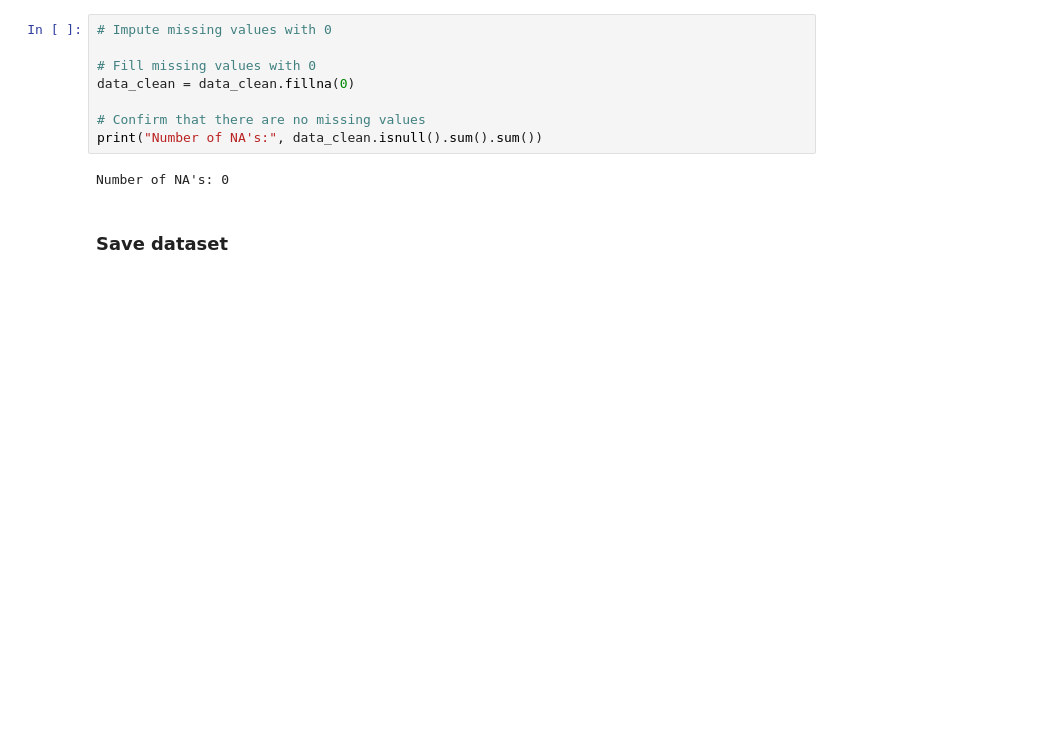
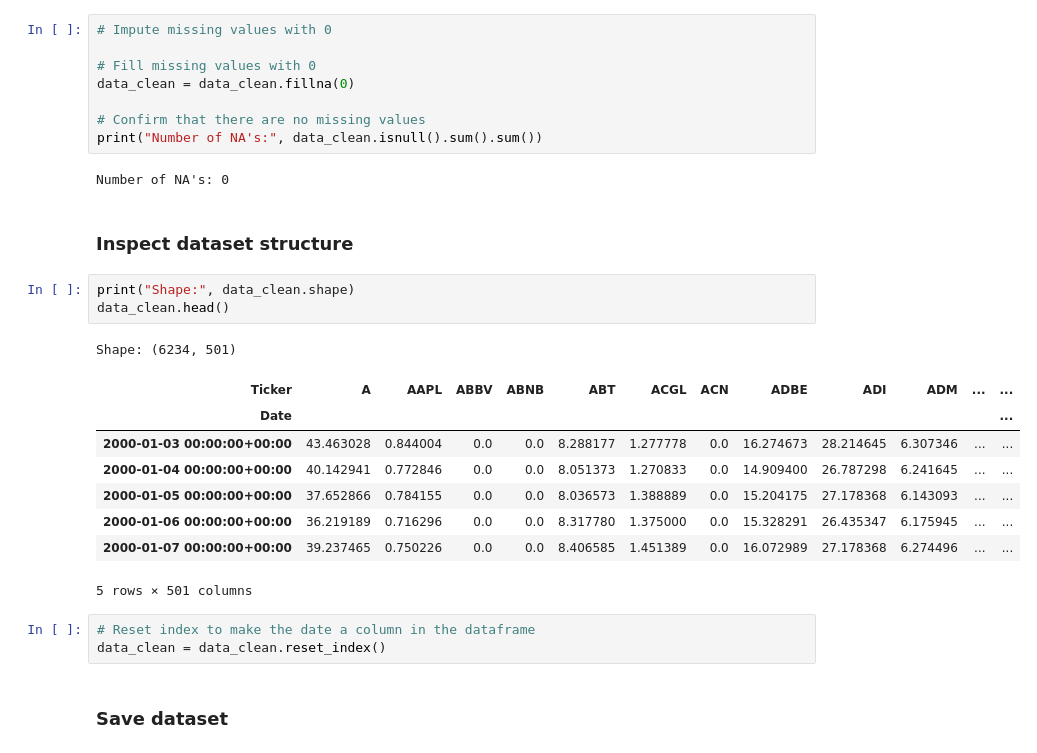
Before and after one commit to Corey-Holton/Group_project_2, a Jupyter notebook: notebooks/christian_exploration/data_collection/s&p_500_data_collection..ipynb, the cells around one changed output. Saved outputs shown, nothing was run; the diff lists cells and outputs as text; blank space fills up the shorter version.

```diff
--- a/notebooks/christian_exploration/data_collection/s&p_500_data_collection..ipynb
+++ b/notebooks/christian_exploration/data_collection/s&p_500_data_collection..ipynb
@@ -133,6 +133,24 @@ data_clean = data_clean.fillna(0)
 print("Number of NA's:", data_clean.isnull().sum().sum())
 # %% [output]
 Number of NA's: 0
+# %% [markdown]
+### Inspect dataset structure
+# %%
+print("Shape:", data_clean.shape)
+data_clean.head()
+# %% [output]
+Shape: (6234, 501)
+| Ticker | A | AAPL | ABBV | ABNB | ABT | ACGL | ACN | ADBE | ADI | ADM | ... | ... |
+| Date |  |  |  |  |  |  |  |  |  |  |  | ... |
+| 2000-01-03 00:00:00+00:00 | 43.463028 | 0.844004 | 0.0 | 0.0 | 8.288177 | 1.277778 | 0.0 | 16.274673 | 28.214645 | 6.307346 | ... | ... |
+| 2000-01-04 00:00:00+00:00 | 40.142941 | 0.772846 | 0.0 | 0.0 | 8.051373 | 1.270833 | 0.0 | 14.909400 | 26.787298 | 6.241645 | ... | ... |
+| 2000-01-05 00:00:00+00:00 | 37.652866 | 0.784155 | 0.0 | 0.0 | 8.036573 | 1.388889 | 0.0 | 15.204175 | 27.178368 | 6.143093 | ... | ... |
+| 2000-01-06 00:00:00+00:00 | 36.219189 | 0.716296 | 0.0 | 0.0 | 8.317780 | 1.375000 | 0.0 | 15.328291 | 26.435347 | 6.175945 | ... | ... |
+| 2000-01-07 00:00:00+00:00 | 39.237465 | 0.750226 | 0.0 | 0.0 | 8.406585 | 1.451389 | 0.0 | 16.072989 | 27.178368 | 6.274496 | ... | ... |
+5 rows × 501 columns
+# %%
+# Reset index to make the date a column in the dataframe
+data_clean = data_clean.reset_index()
 # %% [markdown]
 ### Save dataset
 # %%
```
Also changed, not shown: parts of 3 cells of this notebook, 6 other files.
